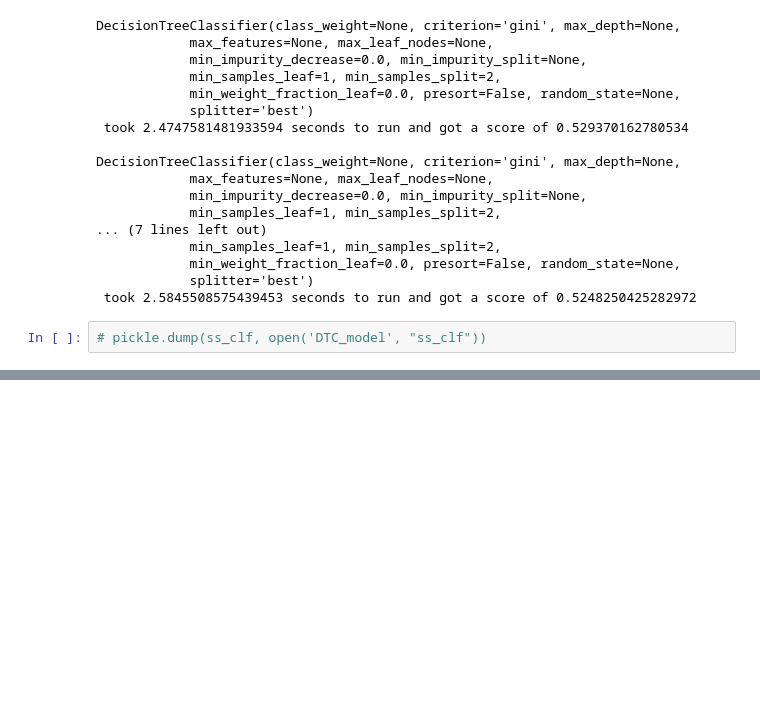
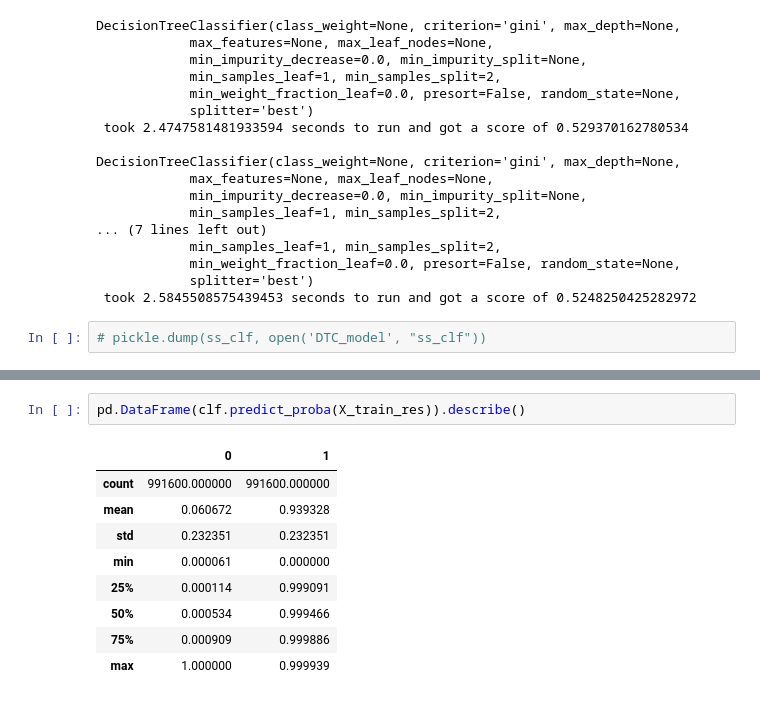
Before and after one commit to komalac/FinalProject, a Jupyter notebook: H1_Data_Cleanup.ipynb, the cells around one changed output, grey strips where cells are left out. Cells and saved outputs as stored; diff of their text form; blank space fills up the shorter version.

```diff
--- a/H1_Data_Cleanup.ipynb
+++ b/H1_Data_Cleanup.ipynb
@@ -813,0 +937,12 @@ roc_auc_score(y_test, resampled_DTclf.predict(X_test))
+# %%
+pd.DataFrame(clf.predict_proba(X_train_res)).describe()
+# %% [output]
+|  | 0 | 1 |
+| count | 991600.000000 | 991600.000000 |
+| mean | 0.060672 | 0.939328 |
+| std | 0.232351 | 0.232351 |
+| min | 0.000061 | 0.000000 |
+| 25% | 0.000114 | 0.999091 |
+| 50% | 0.000534 | 0.999466 |
+| 75% | 0.000909 | 0.999886 |
+| max | 1.000000 | 0.999939 |
```
Also changed, not shown: parts of 27 cells of this notebook.
